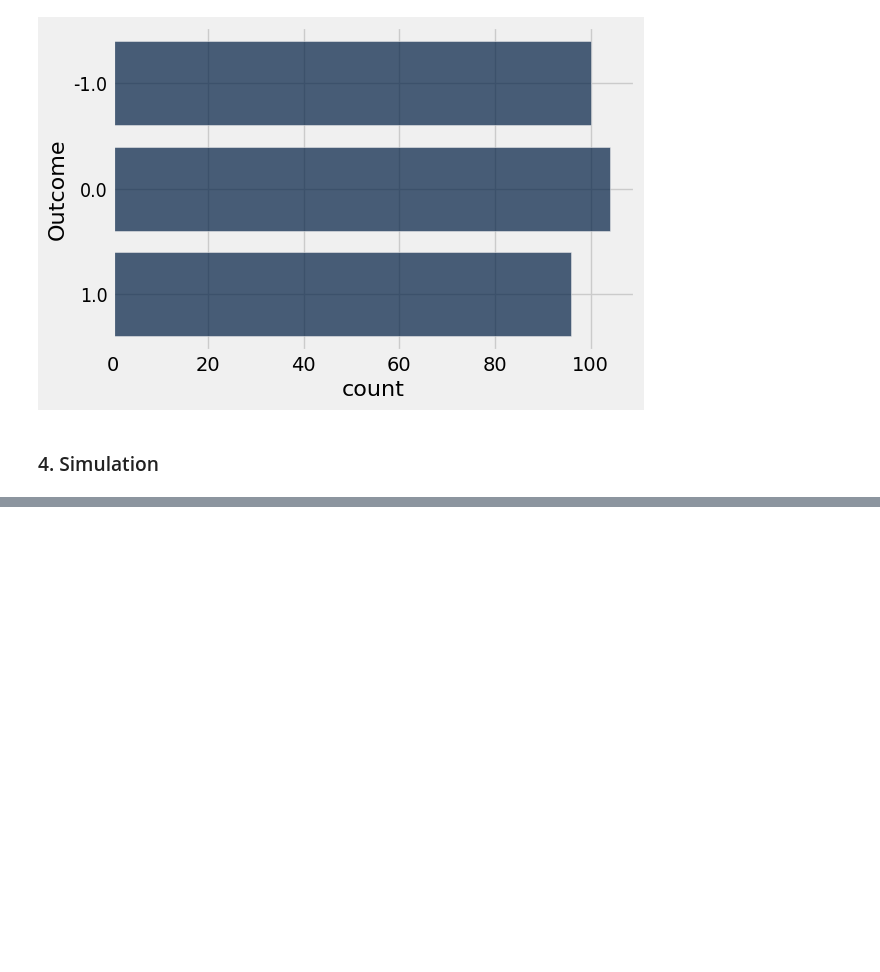
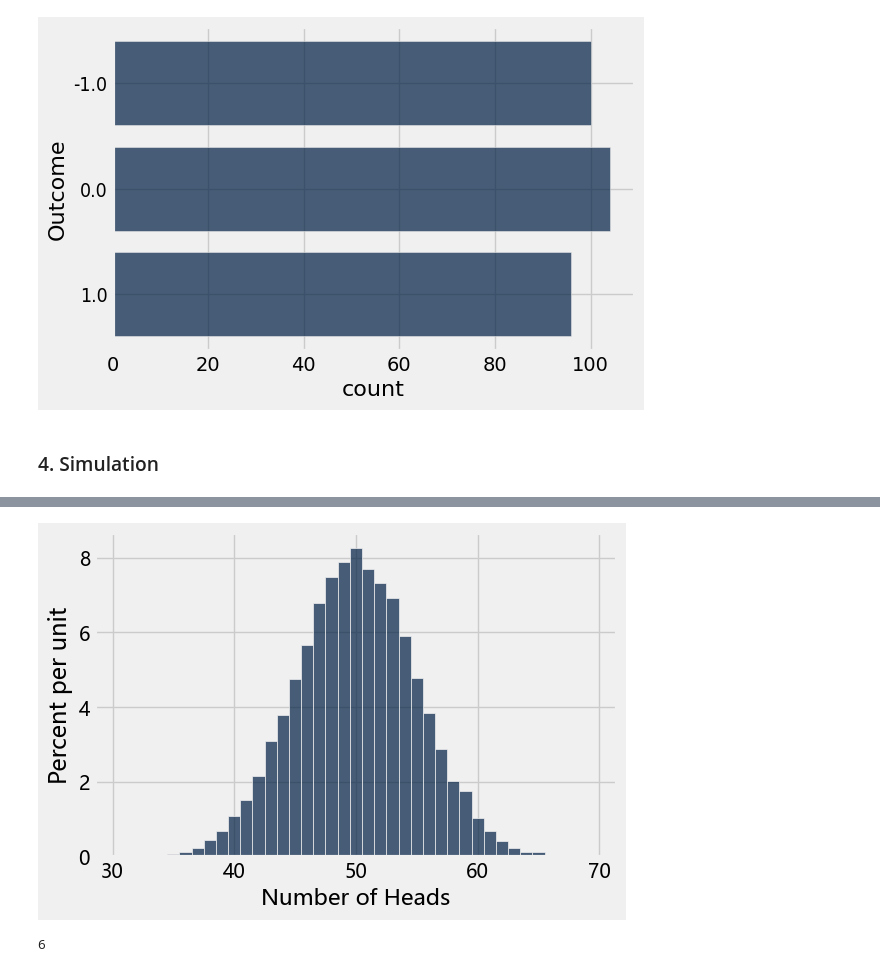
Before and after one commit to Matthew-HMS/Datascience101, a Jupyter notebook: Randomness.ipynb, the cells around one changed output, grey strips where cells are left out. Cells and saved outputs as stored; diff of their text form; code cells hidden in the pictures; blank space fills up the shorter version.

Commit message:
END Randomness

```diff
--- a/Randomness.ipynb
+++ b/Randomness.ipynb
@@ -161,0 +175,4 @@ import numpy as np
+# %%
+outcomes = np.random.choice(coin, 100)
+num_heads = np.count_nonzero(outcomes == 'Heads')
+num_heads
@@ -161,0 +181,9 @@ import numpy as np
+# %%
+def one_simulated_value():
+    outcomes = np.random.choice(coin, 100)
+    return np.count_nonzero(outcomes == 'Heads')
+# %%
+num_repetitions = 20000
+heads = make_array()
+for i in np.arange(num_repetitions):
+    heads = np.append(heads, one_simulated_value())
@@ -161,0 +194,4 @@ import numpy as np
+# %%
+simulation_results = Table().with_columns(
+    'Repetition', np.arange(1, num_repetitions + 1),
+    'Number of Heads', heads)
@@ -161,0 +206,9 @@ import numpy as np
+# %%
+simulation_results.hist('Number of Heads', bins = np.arange(30.5, 69.6, 1))
+# %% [output]
+[figure, added]
+# %%
+die = np.arange(1, 7)
+sum(np.random.choice(die, 2))
+# %% [output]
+6
```
Also changed, not shown: parts of 27 cells of this notebook.
